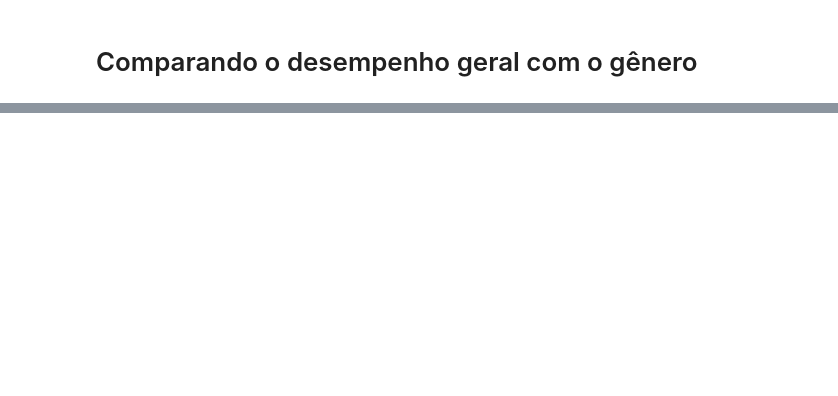
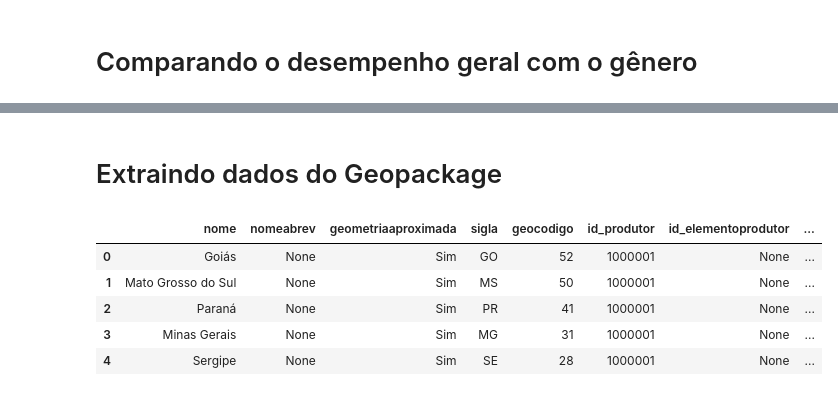
Before and after one commit to kailanefelix/enem-data-analysis, a Jupyter notebook: grades_analysis.ipynb, the cells around one changed output, grey strips where cells are left out. Drawn from its saved outputs; the diff is of its cells as text; code cells hidden in the pictures; blank space fills up the shorter version.

```diff
--- a/grades_analysis.ipynb
+++ b/grades_analysis.ipynb
@@ -104,0 +126,12 @@ plt.show()
+# %% [markdown]
+# Extraindo dados do Geopackage
+# %%
+ufs_df = gpd.read_file('bcim_2016_21_11_2018.gpkg', layer='lim_unidade_federacao_a')
+ufs_df.head()
+# %% [output]
+|  | nome | nomeabrev | geometriaaproximada | sigla | geocodigo | id_produtor | id_elementoprodutor | ... |
+| 0 | Goiás | None | Sim | GO | 52 | 1000001 | None | ... |
+| 1 | Mato Grosso do Sul | None | Sim | MS | 50 | 1000001 | None | ... |
+| 2 | Paraná | None | Sim | PR | 41 | 1000001 | None | ... |
+| 3 | Minas Gerais | None | Sim | MG | 31 | 1000001 | None | ... |
+| 4 | Sergipe | None | Sim | SE | 28 | 1000001 | None | ... |
```
Also changed, not shown: parts of 15 cells of this notebook, 1 other file.
